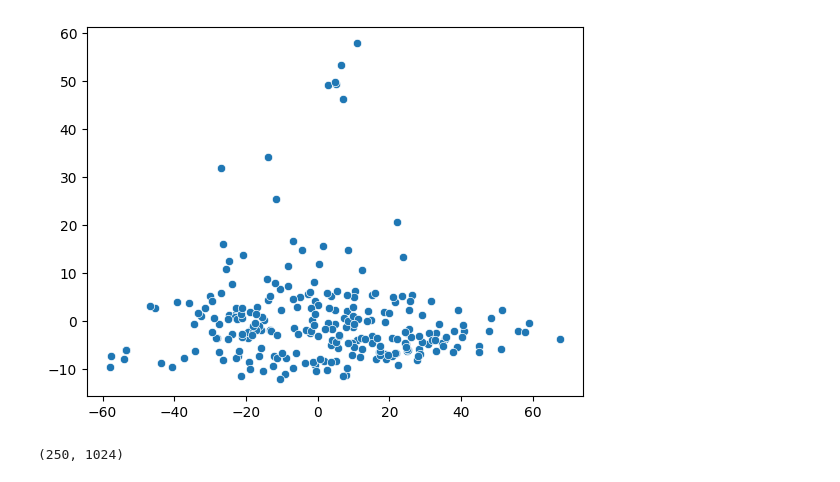
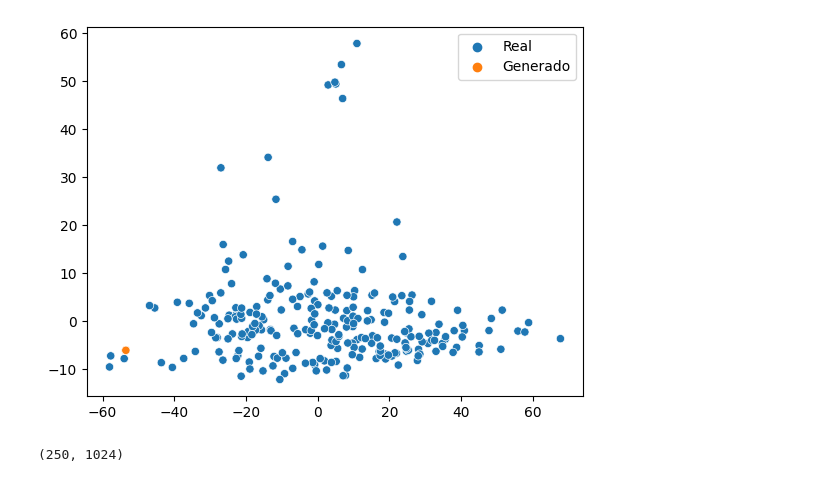
Before and after one commit to jsnungo/tesis, a Jupyter notebook: evaluacion/FID.ipynb, the cells around one changed output. Drawn from its saved outputs; the diff is of its cells as text; code cells hidden in the pictures.

```diff
--- a/evaluacion/FID.ipynb
+++ b/evaluacion/FID.ipynb
@@ -22,23 +22,24 @@ data = np.vstack((
     gen_data
 ))
 
-gruper = ['Real'] * len(real_data) + ['Generado'] * len(gen_data)
+grouper = ['Real'] * len(real_data) + ['Generado'] * len(gen_data)
 # %%
 scaled_real_data = scale(data)
 
 pca = PCA(n_components=2)
 pca.fit(scaled_real_data)
 
 data_transformed = pca.transform(scaled_real_data)
 
 sns.scatterplot(
     x=data_transformed[:, 0],
     y=data_transformed[:, 1],
+    hue=grouper
 )
 
 plt.show()
 # %% [output]
-[figure, old version]
+[figure, new version]
 # %%
 real_data.shape
 # %% [output]
```
Also changed, not shown: 12 other files.
